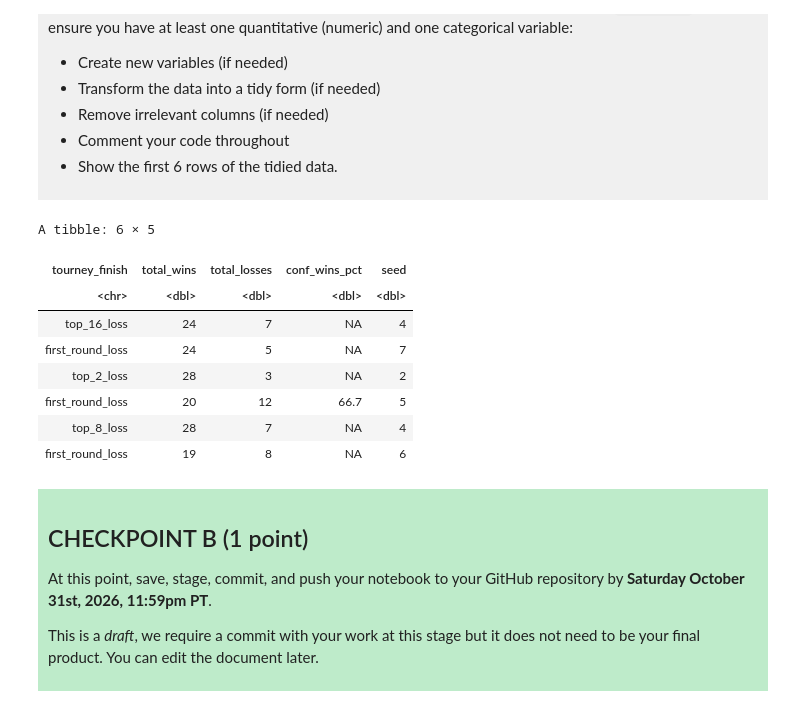
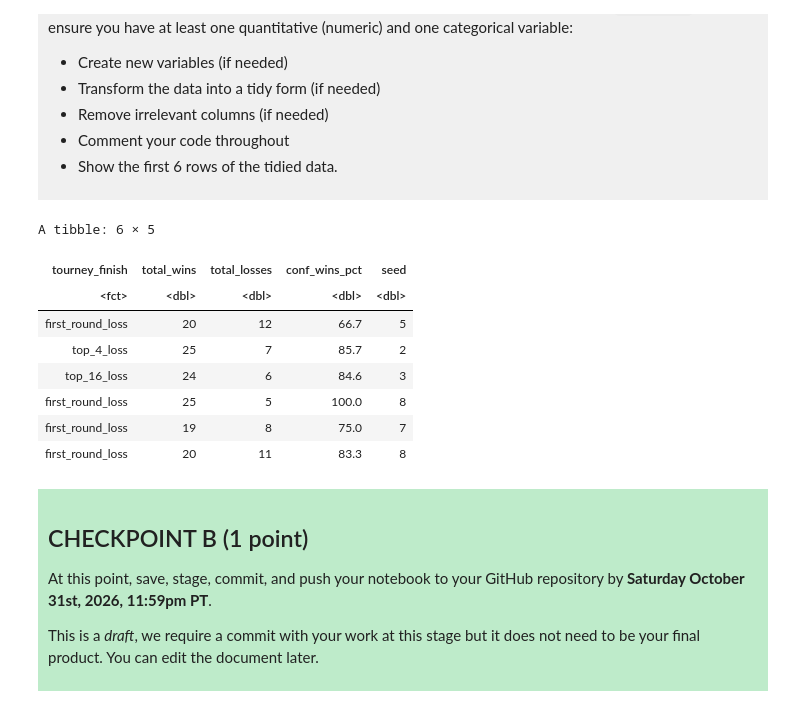
Before and after one commit to tkhtkwhr9135-cmyk/dsci-100-project-takehito-kawahara, a Jupyter notebook: dsci-100-project-notebook.ipynb, the cells around one changed output. Cells and saved outputs as stored; diff of their text form; code cells hidden in the pictures.

```diff
--- a/dsci-100-project-notebook.ipynb
+++ b/dsci-100-project-notebook.ipynb
@@ -223,22 +213,25 @@ Produce a tidy data set that could be used to answer your research question usin
 # %%
 library(tidyverse)
 
 #select response variable and the varaible you are using to predict.
 tidy_data <- select(basketball_data, tourney_finish, total_wins, total_losses, conf_wins_pct, seed)
+tidy_data <- tidy_data |>
+  drop_na(tourney_finish, total_wins, total_losses, conf_wins_pct, seed)
+tidy_data <- mutate(tidy_data, tourney_finish = as_factor(tourney_finish))
 
 #display the first 6 columns of the tidy da
 five_tidy_data <- slice(tidy_data, 1:6)
 five_tidy_data
 # %% [output]
 A tibble: 6 × 5
 | tourney_finish | total_wins | total_losses | conf_wins_pct | seed |
-| <chr> | <dbl> | <dbl> | <dbl> | <dbl> |
-| top_16_loss | 24 | 7 | NA | 4 |
-| first_round_loss | 24 | 5 | NA | 7 |
-| top_2_loss | 28 | 3 | NA | 2 |
+| <fct> | <dbl> | <dbl> | <dbl> | <dbl> |
 | first_round_loss | 20 | 12 | 66.7 | 5 |
-| top_8_loss | 28 | 7 | NA | 4 |
-| first_round_loss | 19 | 8 | NA | 6 |
+| top_4_loss | 25 | 7 | 85.7 | 2 |
+| top_16_loss | 24 | 6 | 84.6 | 3 |
+| first_round_loss | 25 | 5 | 100.0 | 8 |
+| first_round_loss | 19 | 8 | 75.0 | 7 |
+| first_round_loss | 20 | 11 | 83.3 | 8 |
 # %% [markdown]
 <div style="background-color: #beebca; padding: 10px;">
 
```
Also changed, not shown: parts of 11 cells of this notebook.
